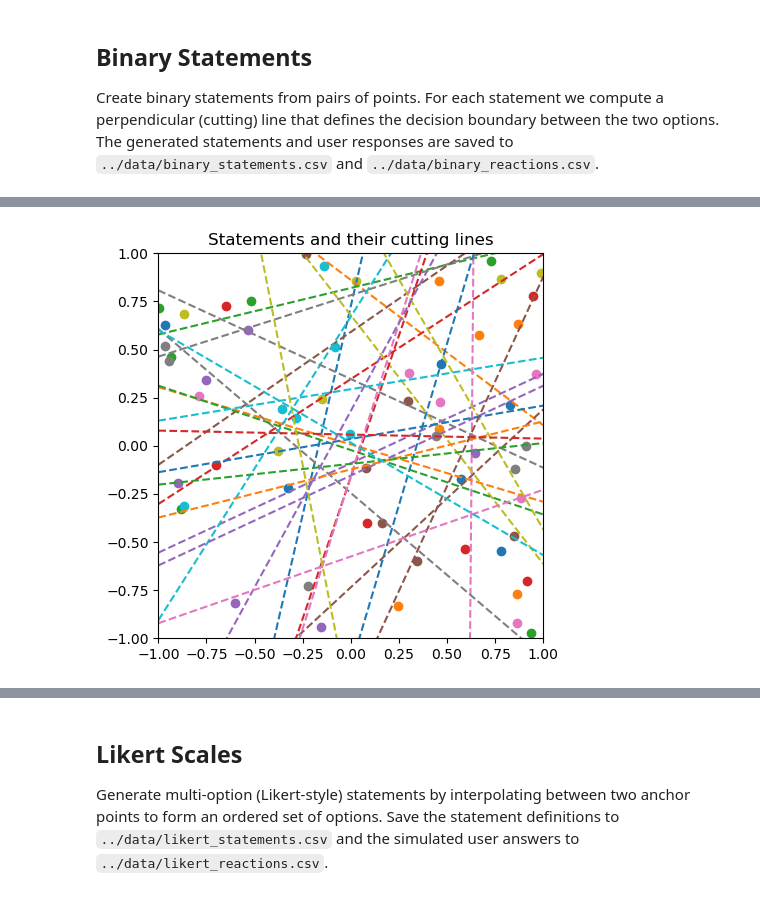
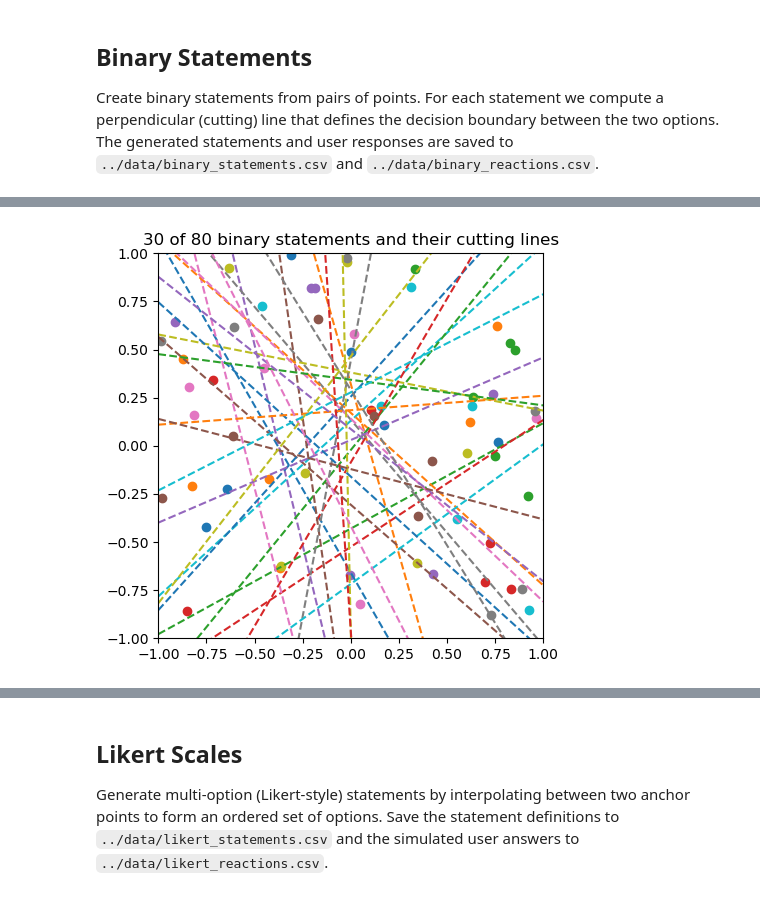
Before and after one commit to fsvbach/IXPLORE, a Jupyter notebook: notebooks/simulation.ipynb, the cells around one changed output, grey strips where cells are left out. Saved outputs shown, nothing was run; the diff lists cells and outputs as text; code cells hidden in the pictures.

```diff
--- a/notebooks/simulation.ipynb
+++ b/notebooks/simulation.ipynb
@@ -19,6 +20,28 @@ import matplotlib.pyplot as plt
 import matplotlib as mpl
 from numpy.random import Generator, PCG64
 rng = Generator(PCG64(seed=0))
+
+import sys; sys.path.insert(0, '..')
+from ixplore.utils import add_noise
+
+colormap = mpl.colors.LinearSegmentedColormap.from_list("coolwarm", ["red", "blue"])
+
+def setup_ax(ax, title):
+    """Common axis configuration for all spatial plots."""
+    ax.set(xlim=[-1, 1], ylim=[-1, 1], aspect='equal', title=title)
+
+def cutting_line(x1, y1, x2, y2):
+    """Perpendicular bisector of the segment (x1,y1)-(x2,y2), clipped to [-1,1]."""
+    mx, my = (x1 + x2) / 2, (y1 + y2) / 2
+    dx, dy = x1 - mx, y1 - my
+    if dx == 0 and dy == 0:
+        return np.array([mx, mx]), np.array([-1, 1])
+    if dy == 0:
+        return np.array([mx, mx]), np.array([-1, 1])
+    slope = -dx / dy
+    intercept = my - slope * mx
+    x_line = np.array([-1, 1])
+    return x_line, slope * x_line + intercept
 # %% [markdown]
 ## Users
 
@@ -129,20 +116,16 @@ statements.head()
 # %%
-# Plotting
-fig, ax = plt.subplots(figsize=(5,5))
+# Plotting (first 30 features only)
+fig, ax = plt.subplots(figsize=(5, 5))
 
-# Apply the function to each row of the DataFrame
-statements['feature'] = "Q" + (statements.index + 1).astype(str)
-statements[['line1', 'line2']] = statements.apply(plot_points_and_orthogonal_line, axis=1, result_type='expand')
-statements.to_csv('../data/binary_statements.csv', float_format="%.3f")
+for _, row in binary_statements.iloc[:30].iterrows():
+    c = 'C' + str(row.name)
+    ax.scatter([row.x1, row.x2], [row.y1, row.y2], c=c)
+    xl, yl = cutting_line(row.x1, row.y1, row.x2, row.y2)
+    ax.plot(xl, yl, c=c, linestyle='--')
 
-ax.set(title='Statements and their cutting lines',
-       xlim=[-1,1],
-       ylim=[-1,1],
-       aspect='equal'
-      )
-
+setup_ax(ax, f'30 of {n_binary} binary statements and their cutting lines')
 plt.show()
 # %% [output]
-[figure, old version]
+[figure, new version]
 # %%
 # Pairwise distances: users x statements
```
Also changed, not shown: parts of 20 cells of this notebook, 20 other files.
